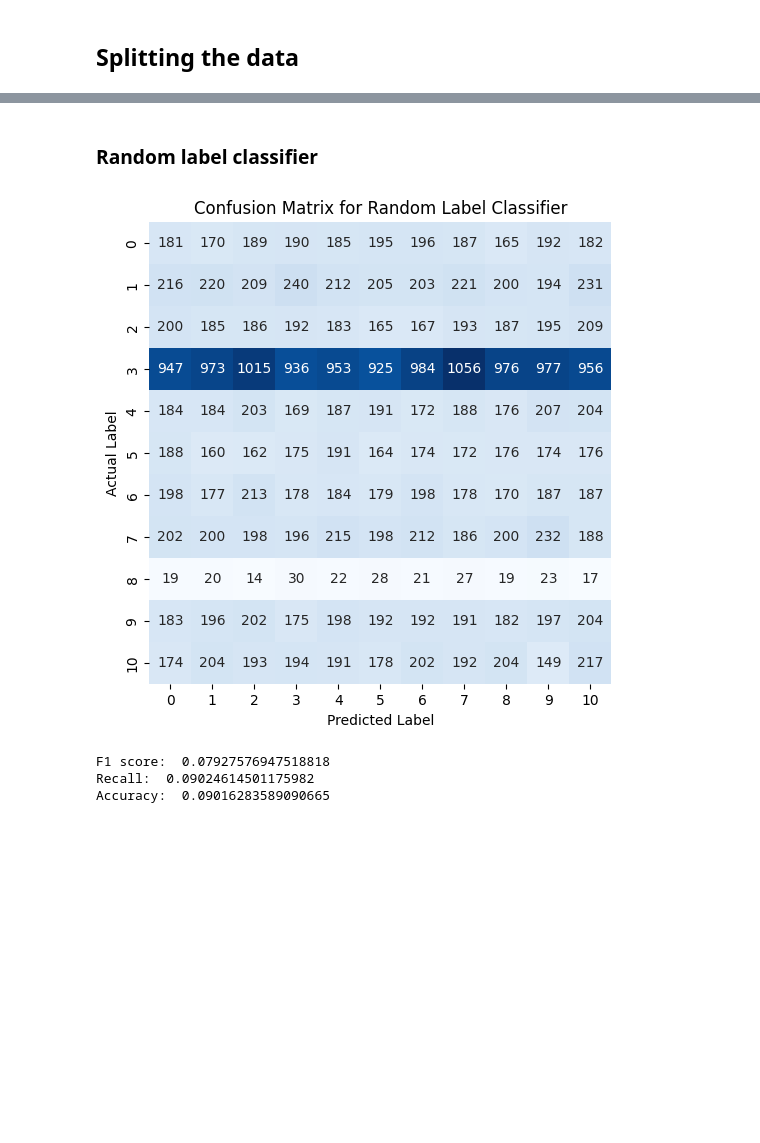
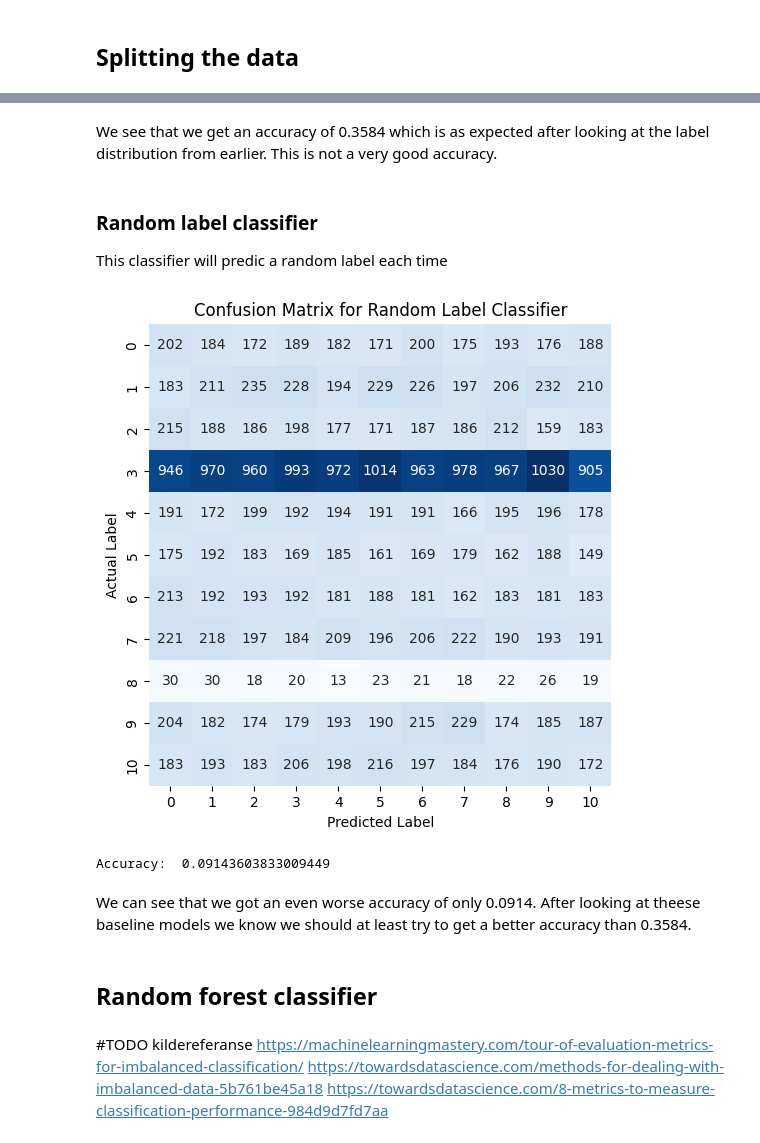
Before and after one commit to Maloha7/digit-recognizer, a Jupyter notebook: digitRecognizer.ipynb, the cells around one changed output, grey strips where cells are left out. Cells and saved outputs as stored; diff of their text form; code cells hidden in the pictures; blank space fills up the shorter version.

```diff
--- a/digitRecognizer.ipynb
+++ b/digitRecognizer.ipynb
@@ -113,7 +189,7 @@ Here we have used 70% of the data as training data, 15% for validation and 15% f
 y_pred = np.full(y_val.shape, np.argmax(np.bincount(y_train)))
 
 #Function to plot a confusion matrix
-def plot_confusion_matric(y_val, y_pred, title):
+def plot_confusion_matrix(y_val, y_pred, title):
     cm = confusion_matrix(y_val, y_pred)
     plt.figure(figsize=(6, 6))
     sns.heatmap(cm, annot=True, fmt='d', cmap='Blues', cbar=False, square=True)
@@ -123,11 +199,15 @@ def plot_confusion_matric(y_val, y_pred, title):
     plt.show()
 
 #Plot the confusion matrix for the majority class classifier
-plot_confusion_matric(y_val, y_pred, 'Confusion Matrix for Majority Class Classifier')
+plot_confusion_matrix(y_val, y_pred, 'Confusion Matrix for Majority Class Classifier')
 
-#Print F1 score, recall and accuracy
-print("F1 score: ", f1_score(y_val, y_pred, average='macro'))
-print("Recall: ", recall_score(y_val, y_pred, average='macro'))
-print("Accuracy: ", accuracy_score(y_val, y_pred))
+#Calculate accuracy
+accuracy = accuracy_score(y_val, y_pred)
+
+#Print accuracy
+print("Accuracy: ", accuracy)
+
+#Store the results of the majority class classifier
+store_results('Majority Class Classifier', y_pred, accuracy)
 # %% [output]
 [figure]
@@ -136,19 +214,31 @@ Recall:  0.09090909090909091
 Accuracy:  0.35843999195872145
+# %% [markdown]
+We see that we get an accuracy of 0.3584 which is as expected after looking at the label distribution from earlier. This is not a very good accuracy.
+# %% [markdown]
+### Random label classifier
+This classifier will predic a random label each time
+# %%
+#Random label classifier
+
+#Set seed for reproducibility
+np.random.seed(42)
+y_pred = np.random.randint(0, 11, y_val.shape)
+
+#Plot the confusion matrix for the random label classifier
+plot_confusion_matrix(y_val, y_pred, 'Confusion Matrix for Random Label Classifier')
+
+#Calculate accuracy
+accuracy = accuracy_score(y_val, y_pred)
+
+#Print the accuracy
+print("Accuracy: ", accuracy)
+
+#Store the results of the random label classifier
+store_results('Random Label Classifier', y_pred, accuracy)
+# %% [output]
+[figure, added]
+Accuracy:  0.09143603833009449
+# %% [markdown]
+We can see that we got an even worse accuracy of only 0.0914. After looking at theese baseline models we know we should at least try to get a better accuracy than 0.3584.
 # %% [markdown]
-### Random label classifier
+## Random forest classifier
-# %%
-#Random label classifier
-y_pred = np.random.randint(0, 11, y_val.shape)
-
-#Plot the confusion matrix for the random label classifier
-plot_confusion_matric(y_val, y_pred, 'Confusion Matrix for Random Label Classifier')
-
-#Print F1 score, recall and accuracy
-print("F1 score: ", f1_score(y_val, y_pred, average='macro'))
-print("Recall: ", recall_score(y_val, y_pred, average='macro'))
-print("Accuracy: ", accuracy_score(y_val, y_pred))
-# %% [output]
-[figure, removed]
-F1 score:  0.07927576947518818
-Recall:  0.09024614501175982
-Accuracy:  0.09016283589090665
@@ -154,0 +267,5 @@ Accuracy:  0.09016283589090665
+# %% [markdown]
+#TODO kildereferanse
+https://machinelearningmastery.com/tour-of-evaluation-metrics-for-imbalanced-classification/
+https://towardsdatascience.com/methods-for-dealing-with-imbalanced-data-5b761be45a18
+https://towardsdatascience.com/8-metrics-to-measure-classification-performance-984d9d7fd7aa
```
Also changed, not shown: parts of 22 cells of this notebook.
